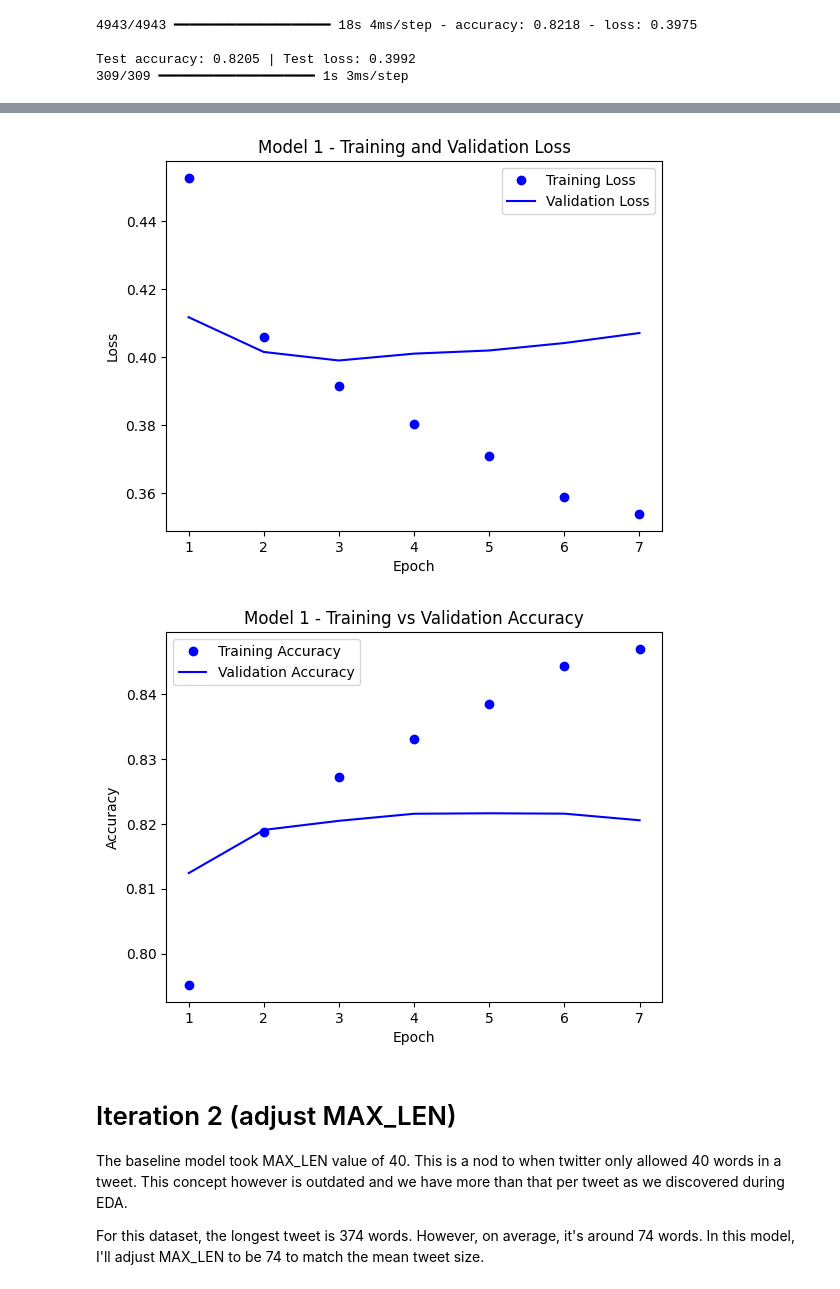
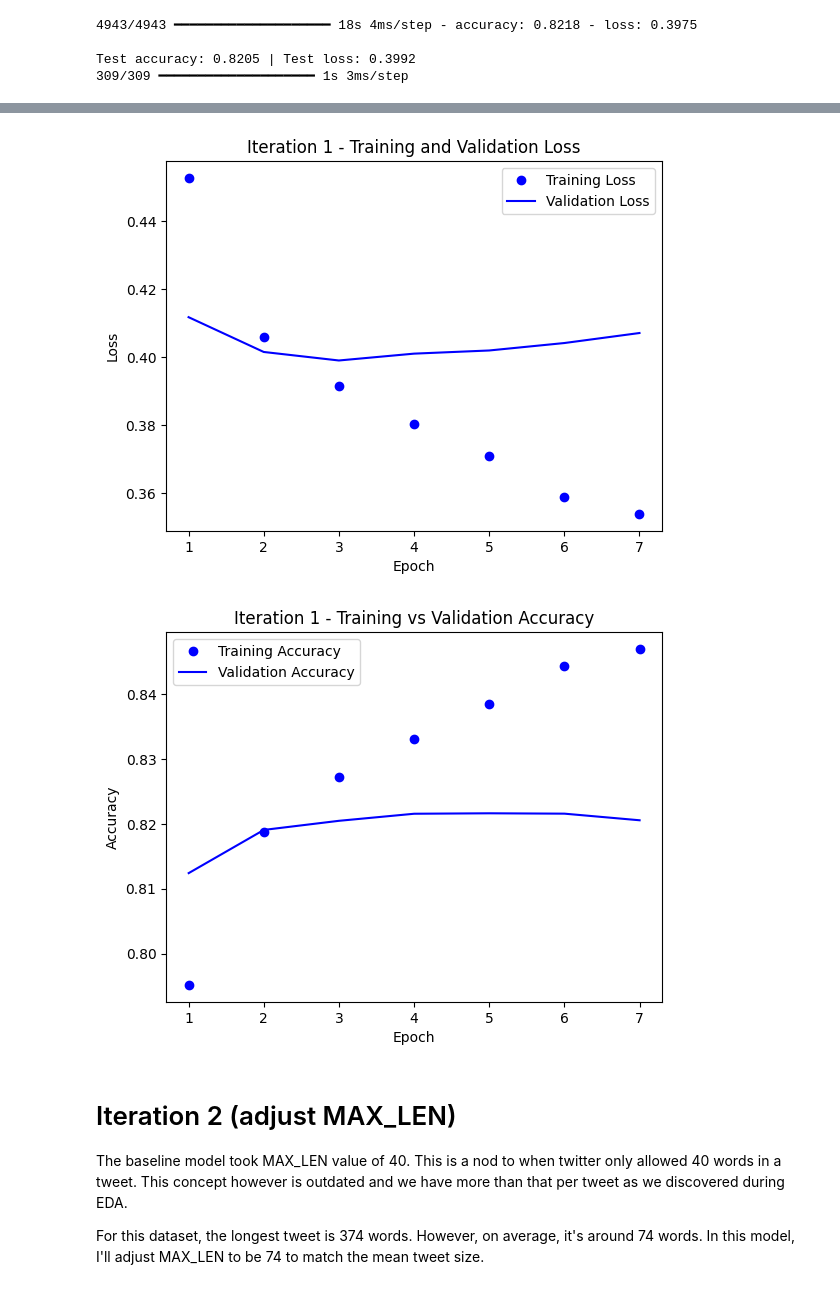
Before and after one commit to Malfacini/sentiment_analysis, a Jupyter notebook: E89B_FinalProject_Malfacini.ipynb, the cells around one changed output, grey strips where cells are left out. Drawn from its saved outputs; the diff is of its cells as text; code cells hidden in the pictures.

```diff
--- a/E89B_FinalProject_Malfacini.ipynb
+++ b/E89B_FinalProject_Malfacini.ipynb
@@ -607,8 +609,8 @@ weighted avg     0.8209    0.8205    0.8204    158147
 # %%
-plot_history(history1, title_prefix="Model 1")
+plot_history(history1, title_prefix="Iteration 1")
 # %% [output]
-[figure, old version]
+[figure, new version]
-[figure, old version]
+[figure, new version]
 # %% [markdown]
 # Iteration 2 (adjust MAX_LEN)
 
```
Also changed, not shown: parts of 4 cells of this notebook.
